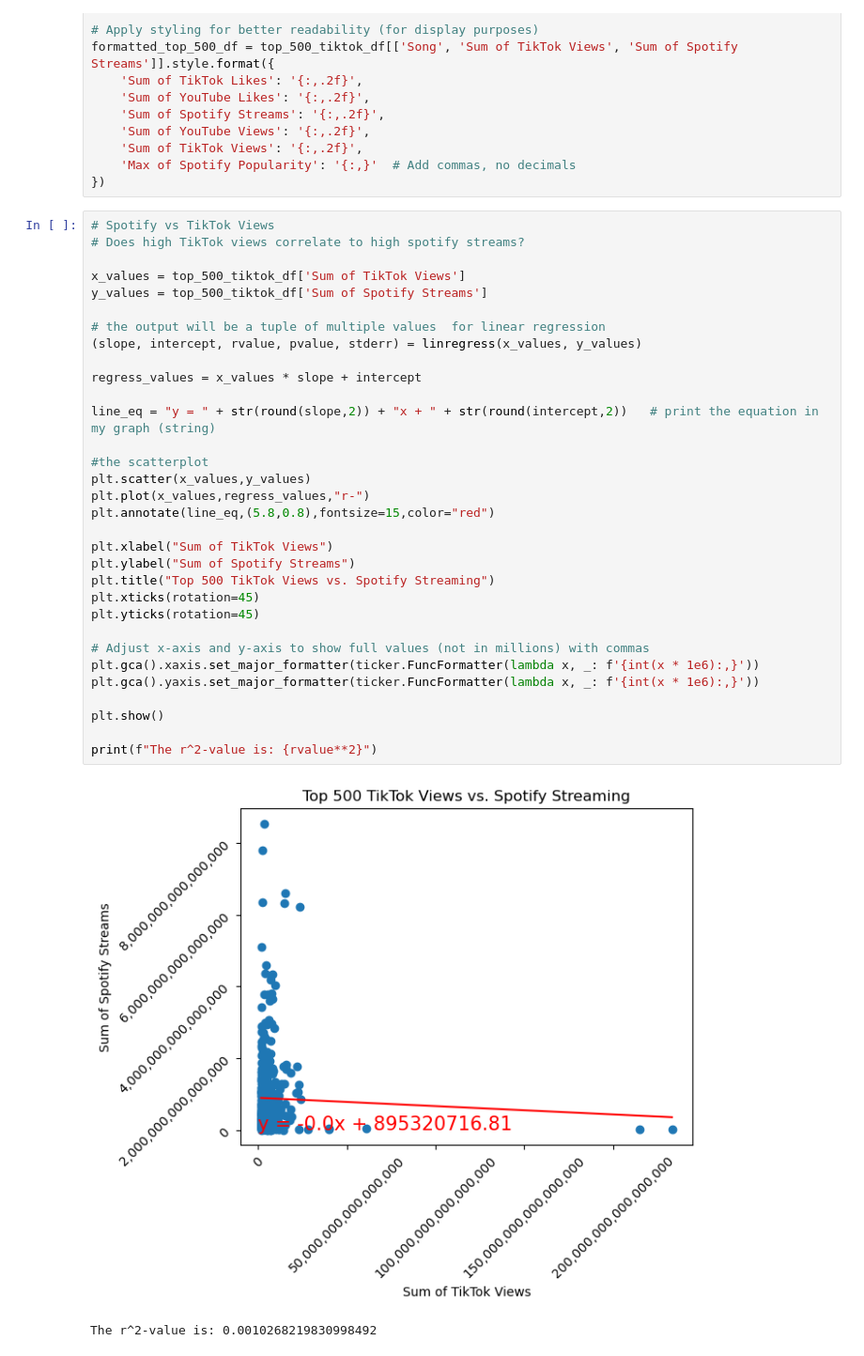
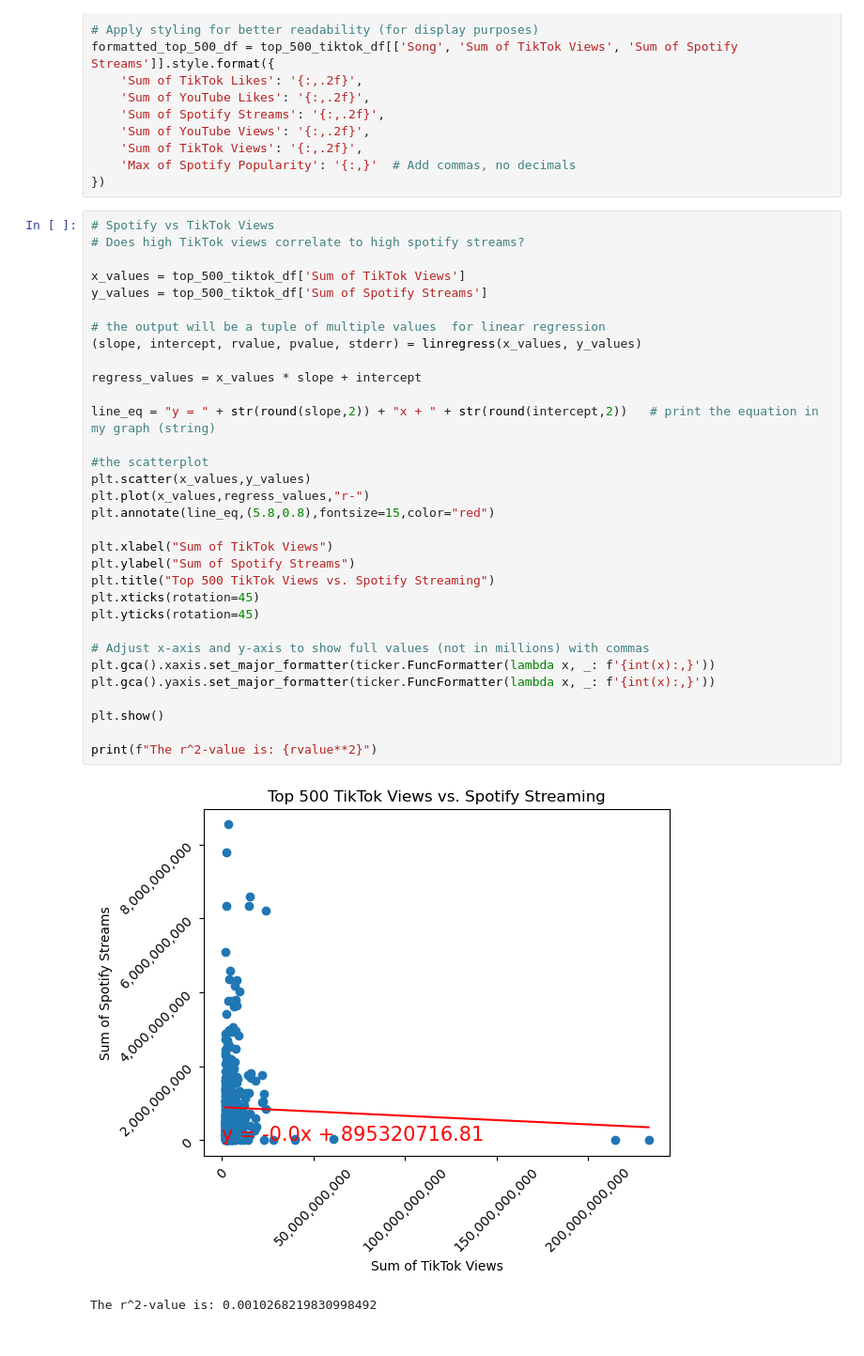
Before and after one commit to qstibbins/project-1, a Jupyter notebook: data.ipynb, the cells around one changed output. Shown: that part at 94% size. Drawn from its saved outputs; the diff is of its cells as text.

```diff
--- a/data.ipynb
+++ b/data.ipynb
@@ -91,34 +91,34 @@ formatted_top_500_df = top_500_tiktok_df[['Song', 'Sum of TikTok Views', 'Sum of
 # Spotify vs TikTok Views
 # Does high TikTok views correlate to high spotify streams?
 
 x_values = top_500_tiktok_df['Sum of TikTok Views']
 y_values = top_500_tiktok_df['Sum of Spotify Streams']
 
 # the output will be a tuple of multiple values  for linear regression
 (slope, intercept, rvalue, pvalue, stderr) = linregress(x_values, y_values)
 
 regress_values = x_values * slope + intercept
 
 line_eq = "y = " + str(round(slope,2)) + "x + " + str(round(intercept,2))   # print the equation in my graph (string)
 
 #the scatterplot
 plt.scatter(x_values,y_values)
 plt.plot(x_values,regress_values,"r-")
 plt.annotate(line_eq,(5.8,0.8),fontsize=15,color="red")
 
 plt.xlabel("Sum of TikTok Views")
 plt.ylabel("Sum of Spotify Streams")
 plt.title("Top 500 TikTok Views vs. Spotify Streaming")
 plt.xticks(rotation=45)
 plt.yticks(rotation=45)
 
 # Adjust x-axis and y-axis to show full values (not in millions) with commas
-plt.gca().xaxis.set_major_formatter(ticker.FuncFormatter(lambda x, _: f'{int(x * 1e6):,}'))
-plt.gca().yaxis.set_major_formatter(ticker.FuncFormatter(lambda x, _: f'{int(x * 1e6):,}'))
+plt.gca().xaxis.set_major_formatter(ticker.FuncFormatter(lambda x, _: f'{int(x):,}'))
+plt.gca().yaxis.set_major_formatter(ticker.FuncFormatter(lambda x, _: f'{int(x):,}'))
 
 plt.show()
 
 print(f"The r^2-value is: {rvalue**2}")
 # %% [output]
-[figure, old version]
+[figure, new version]
 The r^2-value is: 0.0010268219830998492
```
Also changed, not shown: parts of 4 cells of this notebook.
